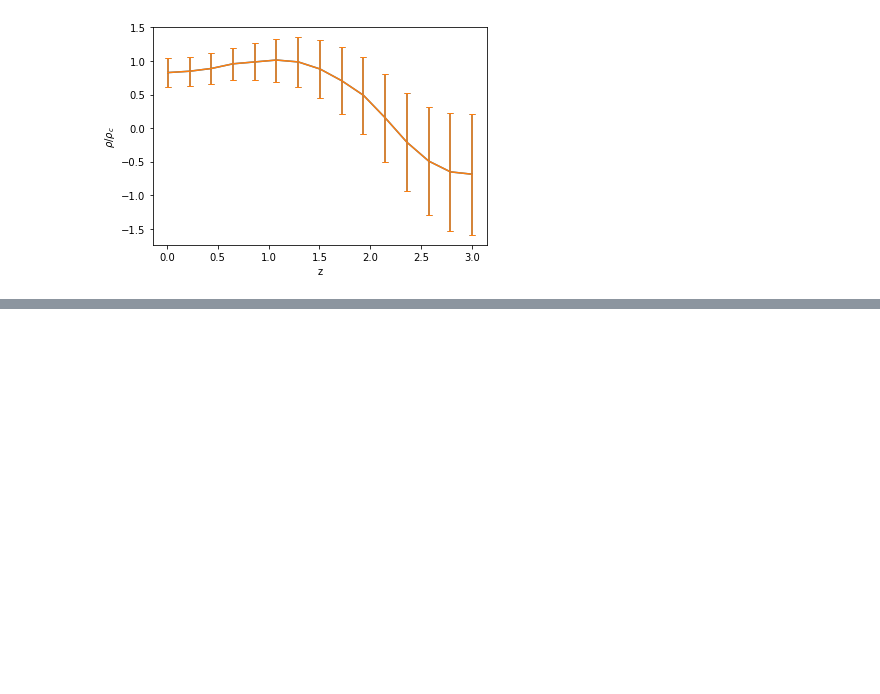
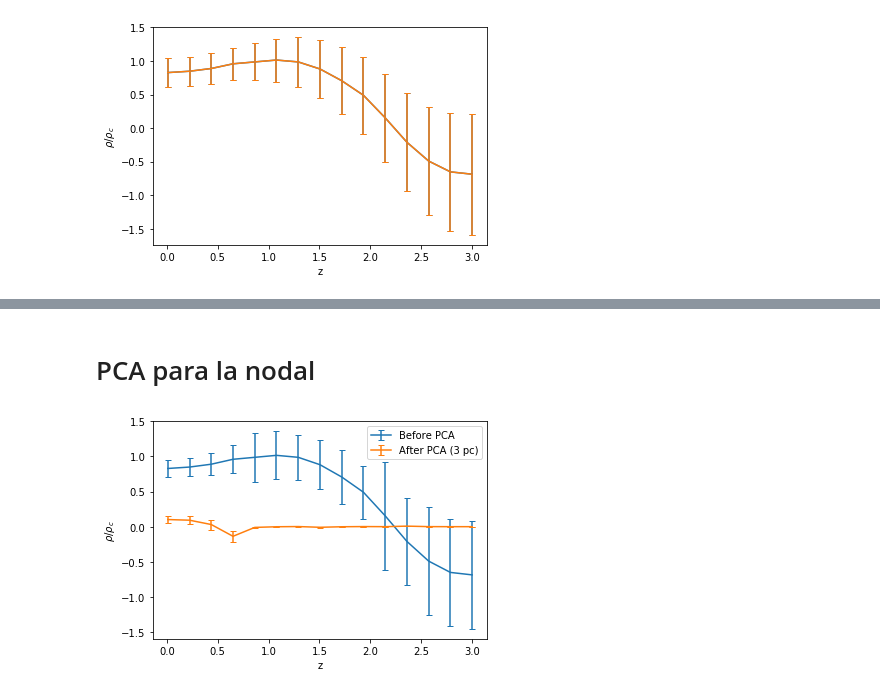
Before and after one commit to la-escamilla/codigos, a Jupyter notebook: PCA.ipynb, the cells around one changed output, grey strips where cells are left out. Cells and saved outputs as stored; diff of their text form; code cells hidden in the pictures; blank space fills up the shorter version.

```diff
--- a/PCA.ipynb
+++ b/PCA.ipynb
@@ -999,0 +1064,63 @@ matrix([[4.88185656e-03, 3.96531543e-03, 2.47976220e-03, 1.50102728e-03,
+# %% [markdown]
+# PCA para la nodal
+# %%
+import numpy as np
+import matplotlib.pyplot as plt
+
+n_pca = 3
+n_erase = 3
+
+
+file_root = u'C:\\Users\\52811\\cosas_python\\SimpleMC-master\\chains_zhao\\'
+#file_root += 'rho_nodal6_priorredux2_phy_CBAO+HD+SN_nested_dynesty_multi_cov.txt'
+#file_root += 'rho_tanh15_eta0_distinct_phy_rho_corr+CBAO+HD+SN_nested_dynesty_multi_cov.txt'
+#file_root += 'rho_tanh15_phy_rho_corr+CBAO+HD+SN_nested_dynesty_multi_cov.txt'
+file_root += 'rho_tanh15_phy_CBAO+HD+SN_nested_dynesty_multi_cov.txt'
+#file_root += 'rho_nodal6_phy_CBAO+HD+SN_nested_dynesty_multi_cov.txt'
+
+
+
+#las primeras 3 instrucciones son para borrar los de los otros 3 elementos de la matriz de los params que no nos importan
+matriz_cov = np.loadtxt(file_root)
+matriz_cov = np.matrix(matriz_cov)
+matriz_cov = np.delete(np.delete(matriz_cov, range(n_erase),axis=1),range(n_erase),axis=0)
+
+error = np.sqrt(np.diag(matriz_cov))
+fisher = np.linalg.inv(matriz_cov)
+fish_eig = np.linalg.eig(fisher)
+
+
+#n_pca -= n_erase
+d = np.diag(fish_eig[0])
+w = np.transpose(fish_eig[1])
+wt = fish_eig[1]
+#pt = [0.96, 0.98, 0.876, 1.05, 0.84, 0.95, 0.974, 0.87, 0.904, 0.907, -0.25, -0.3684, -0.24, -0.26, -0.25] #rho_nodal6_priorredux2
+#pt = [1.03, 1.041, 1.03, 0.768, -0.58, 0.0005] #rho_nodal6
+pt = [1.183, 1.212, 1.27, 1.37, 1.41, 1.45, 1.41, 1.26, 1.01, 0.7, 0.22, -0.3, -0.7, -0.93, -0.98]
+
+
+z = np.linspace(0.01,3.0,15)
+pt = np.matrix(pt)
+p = np.transpose(pt)
+q = np.matmul(w,p)
+
+wz = w[0]*np.asscalar(q[0])
+for ii in range(n_pca-1):
+    wz += w[ii+1]*np.asscalar(q[ii+1])
+
+sigma_squared_q = 1/(np.diag(d))
+sigma_wz = (sigma_squared_q[0])*(np.array(w[0])[0]**2)
+for ii in range(n_pca-1):
+    sigma_wz += (sigma_squared_q[ii+1])*(np.array(w[ii+1])[0]**2)
+sigma_wz = sigma_wz**0.5
+
+plt.errorbar(z, 0.7*np.array(pt)[0],yerr=0.7*error, fmt='-',capsize=3)
+plt.errorbar(z, 0.7*np.array(wz)[0],yerr=0.7*sigma_wz, fmt='-',capsize=3)
+
+plt.ylabel(r'$\rho/\rho_c$')
+plt.xlabel('z')
+
+plt.legend(('Before PCA','After PCA ('+str(n_pca)+' pc)'))
+plt.savefig('pca_rho_15nodal.pdf')
+# %% [output]
+[figure, added]
```
Also changed, not shown: parts of 16 cells of this notebook, 10 other files.
